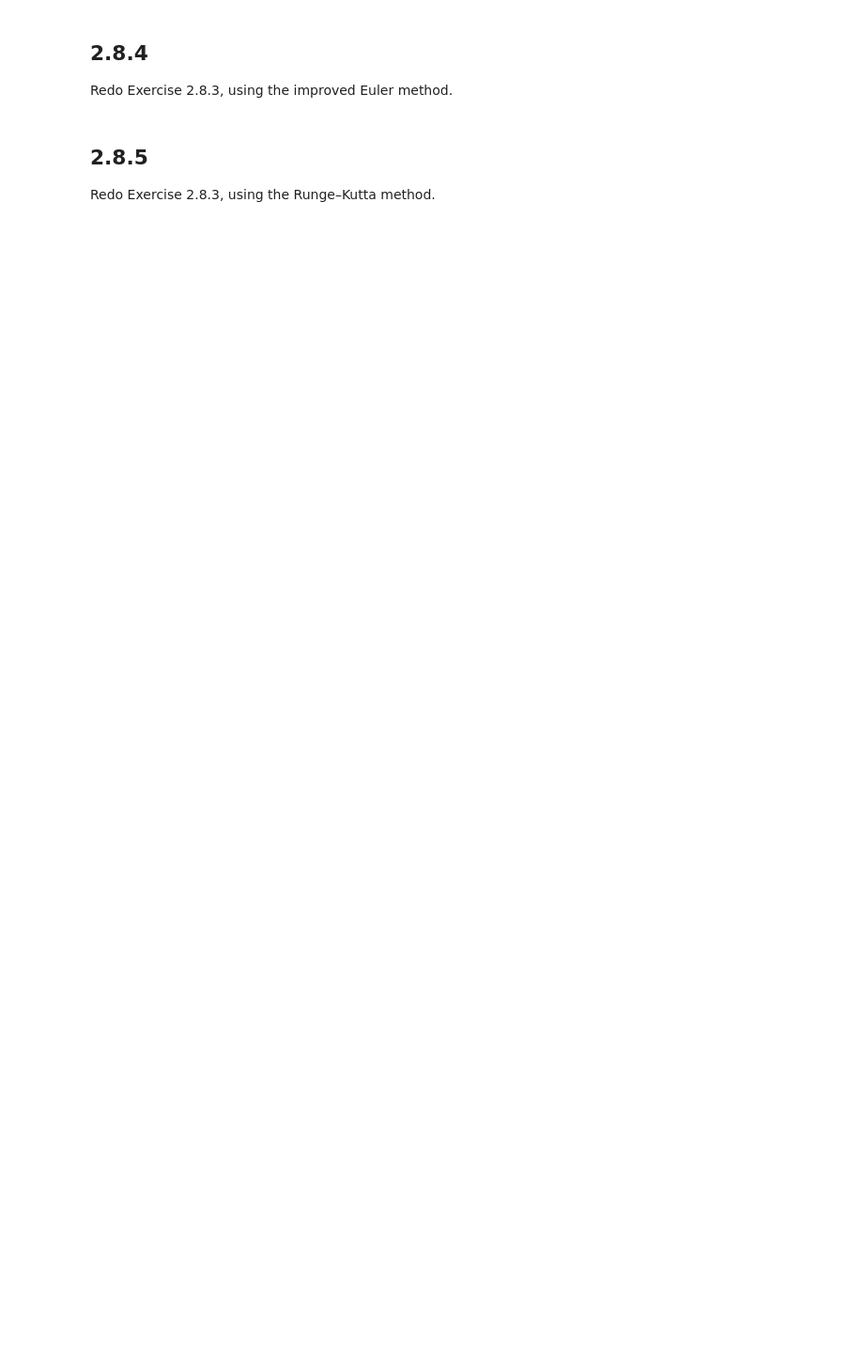
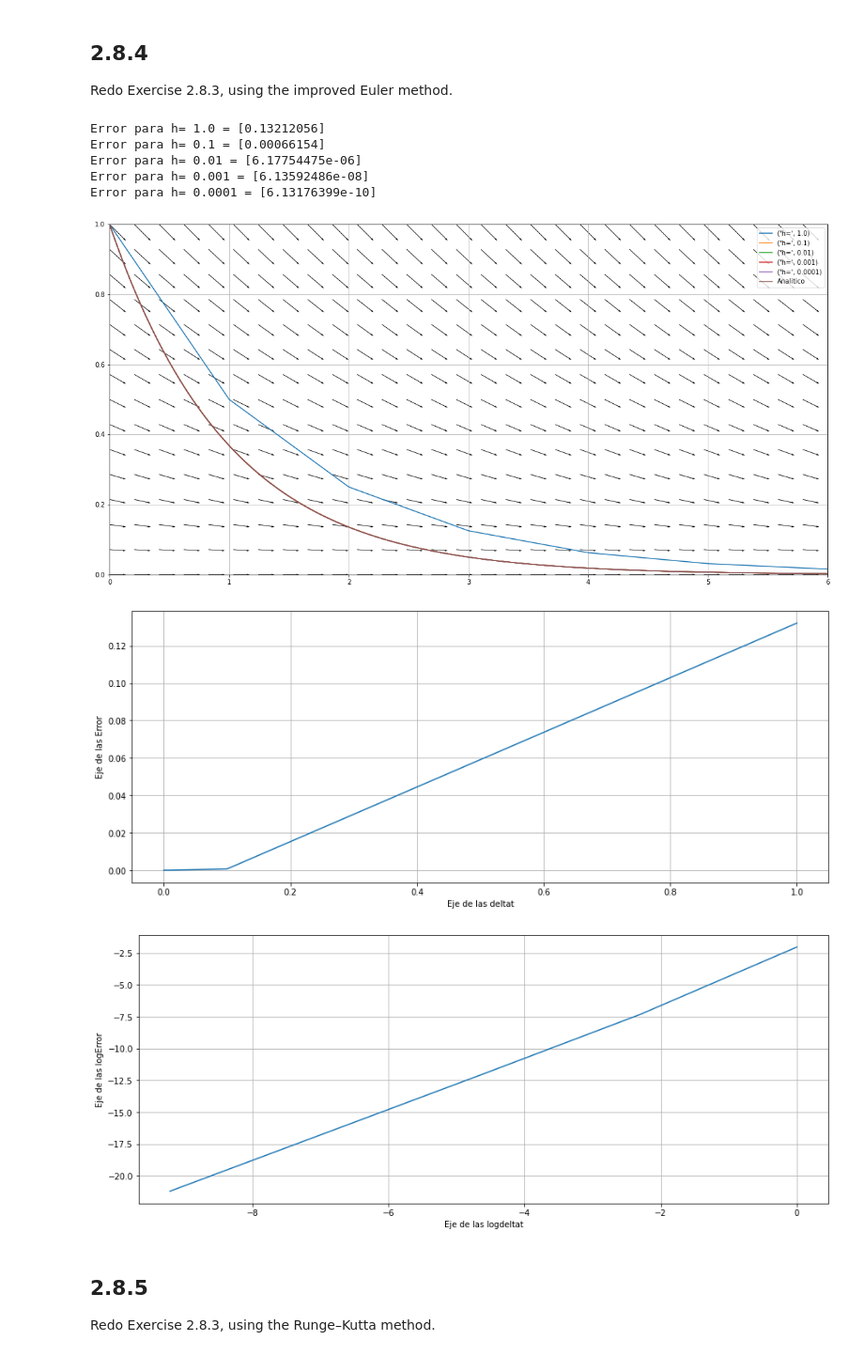
Before and after one commit to Immaczx/ModeladoySimulacion, a Jupyter notebook: Tarea_1.ipynb, the cells around one changed output. Shown at 94% size. Saved outputs shown, nothing was run; the diff lists cells and outputs as text; code cells hidden in the pictures; blank space fills up the shorter version.

```diff
--- a/Tarea_1.ipynb
+++ b/Tarea_1.ipynb
@@ -993,6 +1017,57 @@ Error para h= 0.001 = [0.00018402]
 # %% [markdown]
 ## 2.8.4
 Redo Exercise 2.8.3, using the improved Euler method.
+# %%
+def g(y,t):
+  return -y
+
+X, Y = np.meshgrid(np.linspace(0,6,30), np.linspace(0,1,15))
+U = 1
+V = g(Y,1)
+fig, ax = plt.subplots(figsize=(20,10))
+Q = ax.quiver(X, Y, U, V, width=0.0008)
+dt=np.zeros(5)
+Err=np.zeros(5)
+y_0 = 1
+t_0=0
+t_N=6
+x_1 =np.exp(-1)
+for i in range (0,5):
+  N=(t_N-t_0)*10**i
+  h=(t_N-t_0)/N
+  dt[i]=h
+  t_list,y_list=euler_imp(g,y_0,t_0,t_N,N)
+  ax.plot(t_list,y_list,label=('h=',h))
+
+  xp_1 =y_list[t_list==1]
+  E=abs(xp_1-x_1)
+  print('Error para h=',h,'=',E)
+  Err[i]=E
+ax.plot(t_list,np.exp(-t_list),label='Analitico')
+ax.axis([t_0,t_N,0,1])
+leg = ax.legend()
+ax.grid()
+plt.figure(figsize=(15,6))
+plt.plot(dt[::-1],Err[::-1])
+plt.xlabel('Eje de las deltat')
+plt.ylabel('Eje de las Error')
+plt.grid()
+plt.show()
+plt.figure(figsize=(15,6))
+plt.plot(np.log(dt[::-1]),np.log(Err[::-1]))
+plt.xlabel('Eje de las logdeltat')
+plt.ylabel('Eje de las logError')
+plt.grid()
+plt.show()
+# %% [output]
+Error para h= 1.0 = [0.13212056]
+Error para h= 0.1 = [0.00066154]
+Error para h= 0.01 = [6.17754475e-06]
+Error para h= 0.001 = [6.13592486e-08]
+Error para h= 0.0001 = [6.13176399e-10]
+[figure, added]
+[figure, added]
+[figure, added]
 # %% [markdown]
 ## 2.8.5
 Redo Exercise 2.8.3, using the Runge–Kutta method.
```
Also changed, not shown: parts of 9 cells of this notebook.
